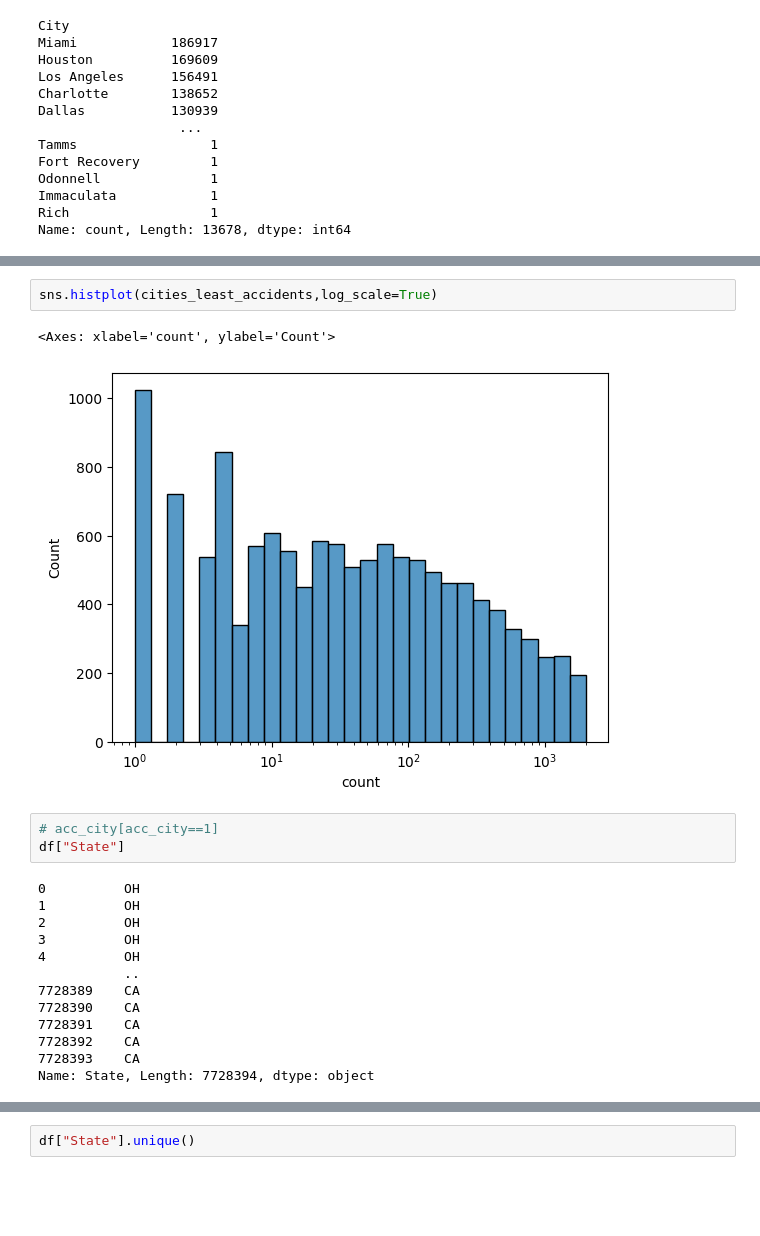
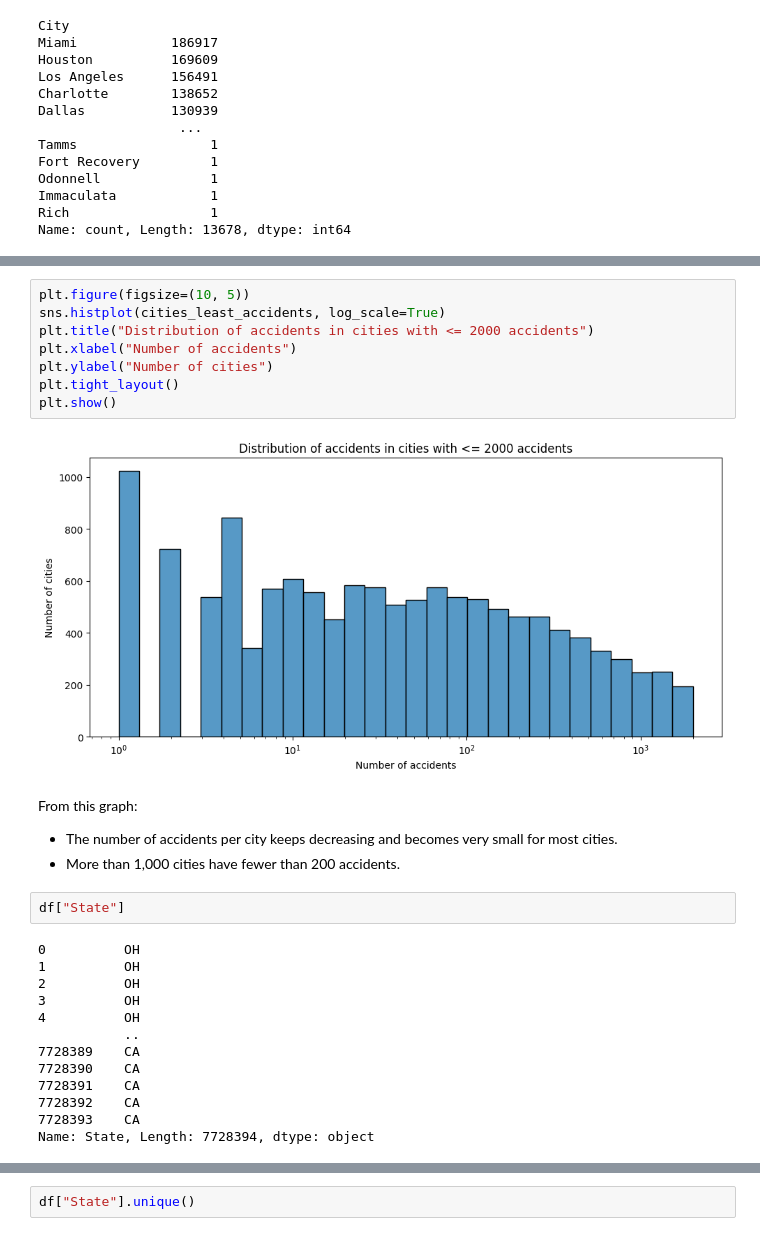
Before and after one commit to Sadam-Alvi/USA-Accidents-Data-Analysis, a Jupyter notebook: app.ipynb, the cells around one changed output, grey strips where cells are left out. Drawn from its saved outputs; the diff is of its cells as text; blank space fills up the shorter version.

```diff
--- a/app.ipynb
+++ b/app.ipynb
@@ -172,10 +239,18 @@ sns.histplot(city_most_accidents,bins=50,log_scale=True)
 # %%
-sns.histplot(cities_least_accidents,log_scale=True)
+plt.figure(figsize=(10, 5))
+sns.histplot(cities_least_accidents, log_scale=True)
+plt.title("Distribution of accidents in cities with <= 2000 accidents")
+plt.xlabel("Number of accidents")
+plt.ylabel("Number of cities")
+plt.tight_layout()
+plt.show()
 # %% [output]
-<Axes: xlabel='count', ylabel='Count'>
-[figure, old version]
+[figure, new version]
+# %% [markdown]
+From this graph:
+- The number of accidents per city keeps decreasing and becomes very small for most cities.
+- More than 1,000 cities have fewer than 200 accidents.
 # %%
-# acc_city[acc_city==1]
 df["State"]
 # %% [output]
 0          OH
```
Also changed, not shown: parts of 51 cells of this notebook.
